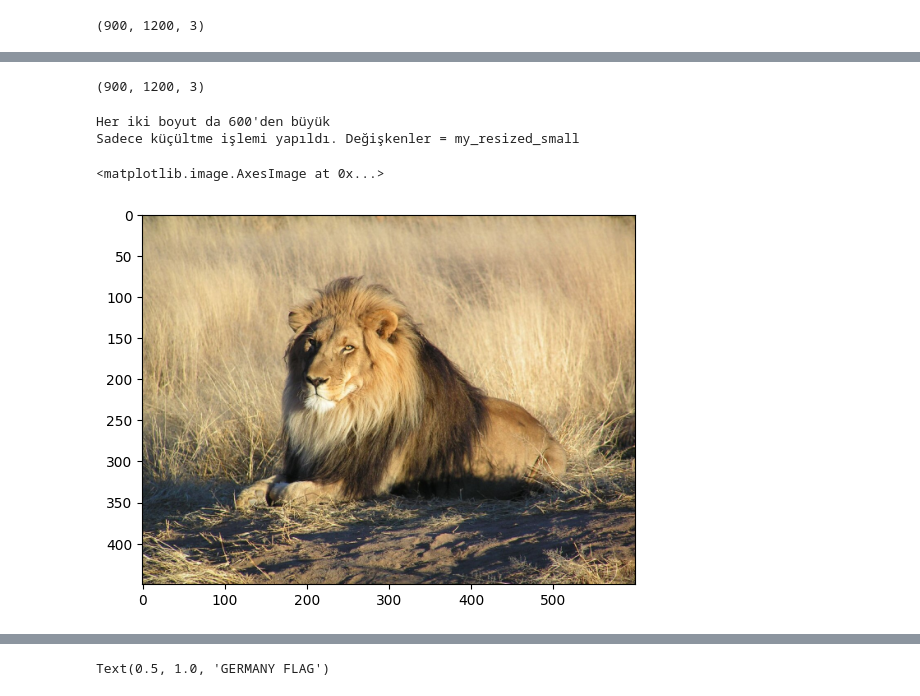
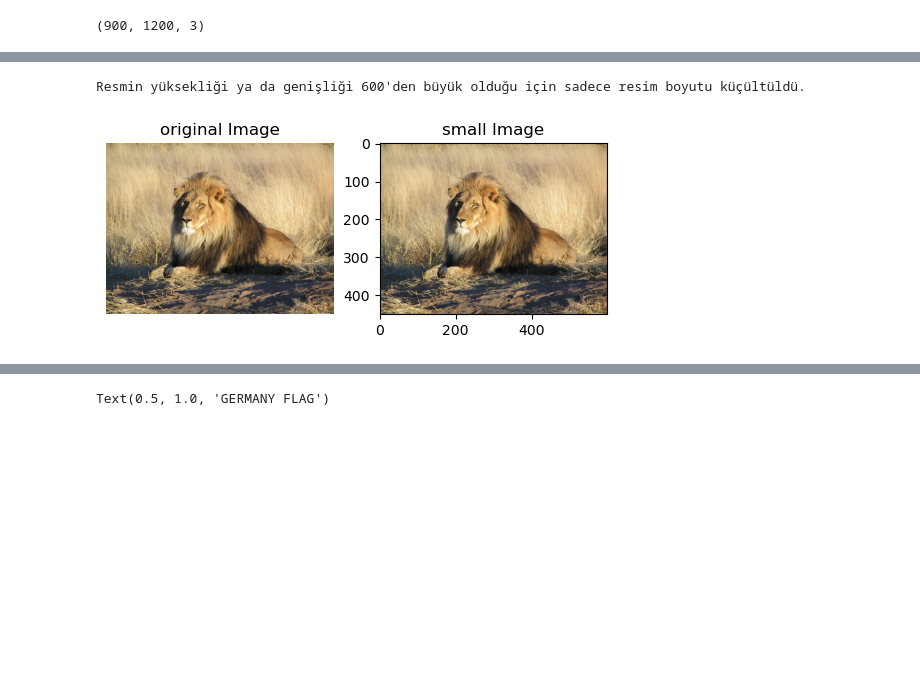
Before and after one commit to MehmetAliKOYLU/Image-Processing, a Jupyter notebook: Image-Processing-Flags/flags/flags.ipynb, the cells around one changed output, grey strips where cells are left out. Saved outputs shown, nothing was run; the diff lists cells and outputs as text; code cells hidden in the pictures; blank space fills up the shorter version.

```diff
--- a/Image-Processing-Flags/flags/flags.ipynb
+++ b/Image-Processing-Flags/flags/flags.ipynb
@@ -7,9 +5,10 @@ Writing deneme.py
 # %%
 # SORU 1-3'ün cevabı:
 
-img_bgr = cv2.imread("./aslan.jpg")
-img_rgb = cv2.cvtColor(img_bgr, cv2.COLOR_BGR2RGB)
-img_gray = cv2.cvtColor(img_bgr, cv2.COLOR_BGR2GRAY)
+image = cv2.imread("aslan.jpg")
+image_rgb = cv2.cvtColor(image,cv2.COLOR_BGR2RGB)
+image_gray = cv2.cvtColor(image,cv2.COLOR_BGR2GRAY)
+
 
 fig = plt.figure(figsize=(10, 7))
 
@@ -17,17 +16,17 @@ rows = 1
 columns = 3
 
 fig.add_subplot(rows, columns, 1)
-plt.imshow(img_bgr)
+plt.imshow(image)
 plt.axis('off')
 plt.title("BGR Image")
 
 fig.add_subplot(rows, columns, 2)
-plt.imshow(img_rgb)
+plt.imshow(image_rgb)
 plt.axis('off')
 plt.title("RGB Image")
 
 fig.add_subplot(rows, columns, 3)
-plt.imshow(img_gray,cmap="gray")
+plt.imshow(image_gray,cmap="gray")
 plt.axis('off')
 plt.title("GRAY Image")
 # %% [output]
@@ -80,42 +58,25 @@ Orijinal Görüntünün Genişliği = 600
-# %%
-# Renkli orijinal görüntü: img_rgb
-
-print(img_rgb.shape)
-
-yukseklik, genislik = img_rgb.shape[:2] # ilk iki değeri ayırıp
-#değişkenlere sırayla atar
-# %% [output]
-(900, 1200, 3)
-# %%
-#4 ve 5. soruların cevabı (Düz Kod olarak):
-
-yukseklik, genislik = img_rgb.shape[:2]
-
-if yukseklik>600 and genislik>600:
-    my_resized_small = cv2.resize(img_rgb,(genislik//2,yukseklik//2),
-                                 cv2.INTER_LANCZOS4)
-    print("Her iki boyut da 600'den büyük")
-    print("Sadece küçültme işlemi yapıldı. Değişkenler = my_resized_small")
-
-elif yukseklik<600 and genislik<600:
-    my_resized_small = cv2.resize(img_rgb,(genislik//2,yukseklik//2),
-                                 cv2.INTER_LANCZOS4)
-
-    my_resized_big = cv2.resize(img_rgb,(genislik*2,yukseklik*2),
-                                 cv2.INTER_LANCZOS4)
-    print("Her iki işlem de yapıldı. Değişkenler:")
-    print("my_resized_small ve my_resized_big")
-
-else:
-    my_resized_small = cv2.resize(img_rgb,(genislik//2,yukseklik//2),
-                                 cv2.INTER_LANCZOS4)
-    print("Boyutlardan yalnızca biri 600'den büyük")
-    print("Sadece küçültme işlemi yapıldı. Değişkenler = my_resized_small")
-# %% [output]
-Her iki boyut da 600'den büyük
-Sadece küçültme işlemi yapıldı. Değişkenler = my_resized_small
-# %%
-plt.imshow(my_resized_small)
-# %% [output]
-<matplotlib.image.AxesImage at 0x...>
-[figure, removed]
+# %%
+
+resized_img, resized_img2 = img_resize( height, width)
+
+fig = plt.figure(figsize=(10, 7))
+
+rows = 1
+columns = 3
+
+fig.add_subplot(rows, columns, 1)
+plt.imshow(image_rgb)
+plt.axis('off')
+plt.title("original Image")
+
+fig.add_subplot(rows, columns, 2)
+plt.imshow(resized_img)
+plt.title("small Image")
+# İkinci resim varsa boyutlarını yazdırın
+if resized_img2 is not None:
+    fig.add_subplot(rows, columns, 3)
+    plt.imshow(resized_img2)
+    plt.title("big Image")
+# %% [output]
+Resmin yüksekliği ya da genişliği 600'den büyük olduğu için sadece resim boyutu küçültüldü.
+[figure, added]
```
Also changed, not shown: parts of 9 cells of this notebook.
